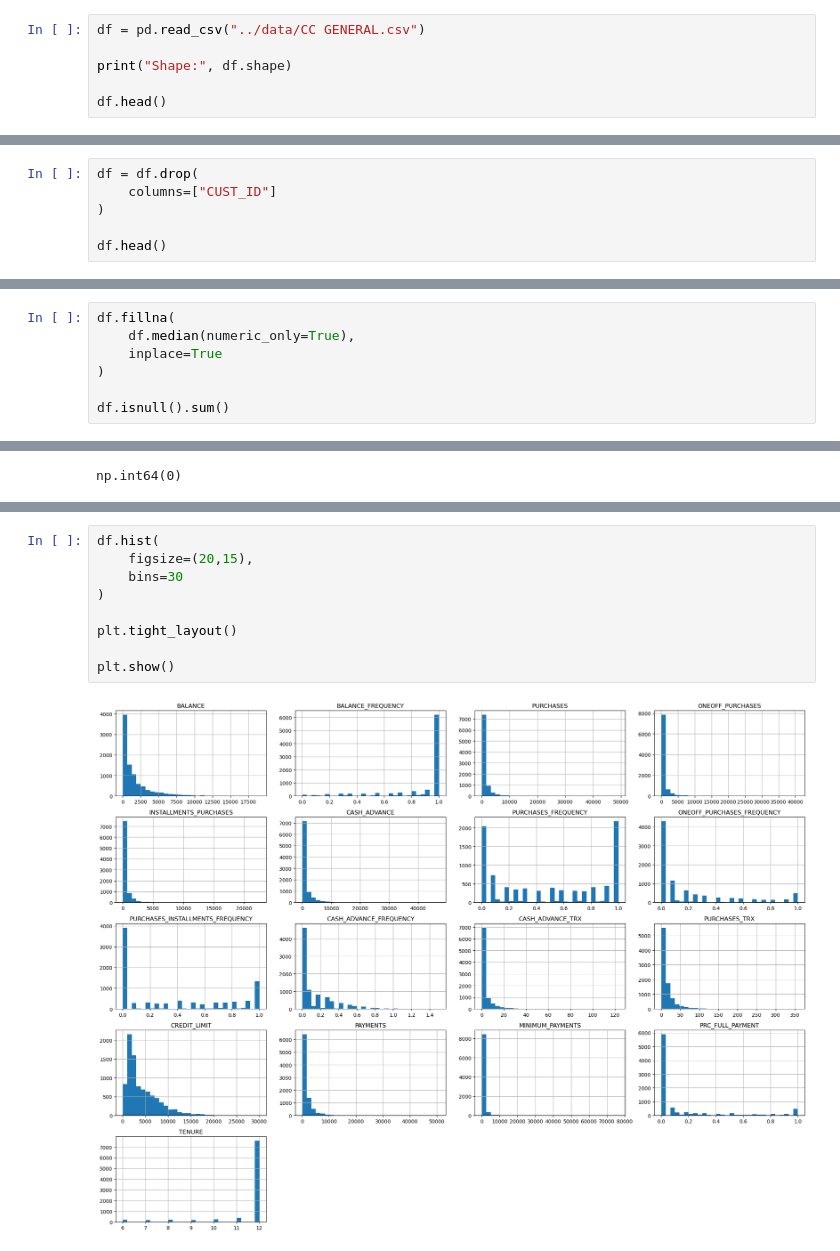
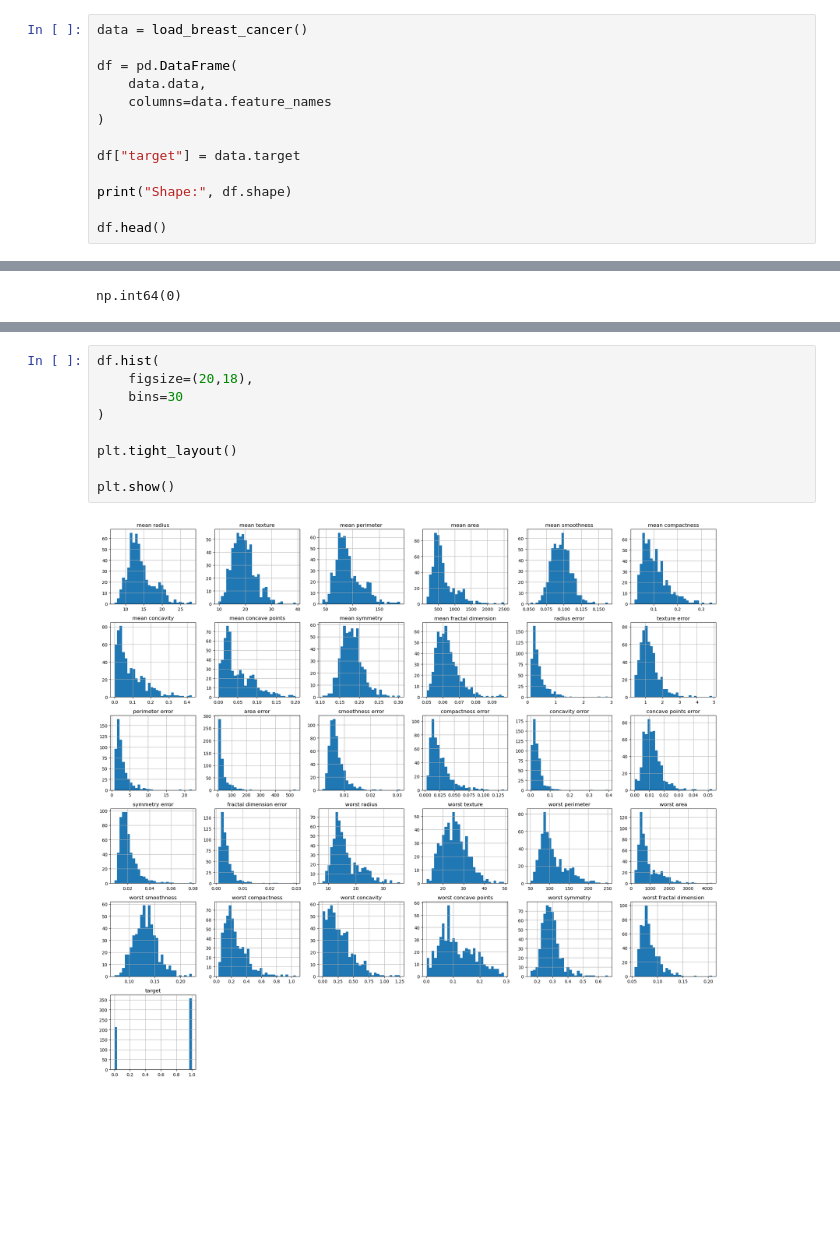
Before and after one commit to MAbhilash12/unsupervised_learning_algorithms, a Jupyter notebook: notebook/Untitled.ipynb, the cells around one changed output, grey strips where cells are left out. Saved outputs shown, nothing was run; the diff lists cells and outputs as text; blank space fills up the shorter version.

```diff
--- a/notebook/Untitled.ipynb
+++ b/notebook/Untitled.ipynb
@@ -9,7 +11,14 @@ from sklearn.preprocessing import StandardScaler
 
 pd.set_option("display.max_columns", None)
 # %%
-df = pd.read_csv("../data/CC GENERAL.csv")
+data = load_breast_cancer()
+
+df = pd.DataFrame(
+    data.data,
+    columns=data.feature_names
+)
+
+df["target"] = data.target
 
 print("Shape:", df.shape)
 
@@ -66,7 +79 @@ TENURE                                0
 dtype: int64
-# %%
-df = df.drop(
-    columns=["CUST_ID"]
-)
-
-df.head()
@@ -80,7 +79,0 @@ df.head()
-# %%
-df.fillna(
-    df.median(numeric_only=True),
-    inplace=True
-)
-
-df.isnull().sum()
@@ -147,11 +127,11 @@ plt.show()
 # %%
 df.hist(
-    figsize=(20,15),
+    figsize=(20,18),
     bins=30
 )
 
 plt.tight_layout()
 
 plt.show()
 # %% [output]
-[figure, old version]
+[figure, new version]
```
Also changed, not shown: parts of 39 cells of this notebook, 9 other files.
